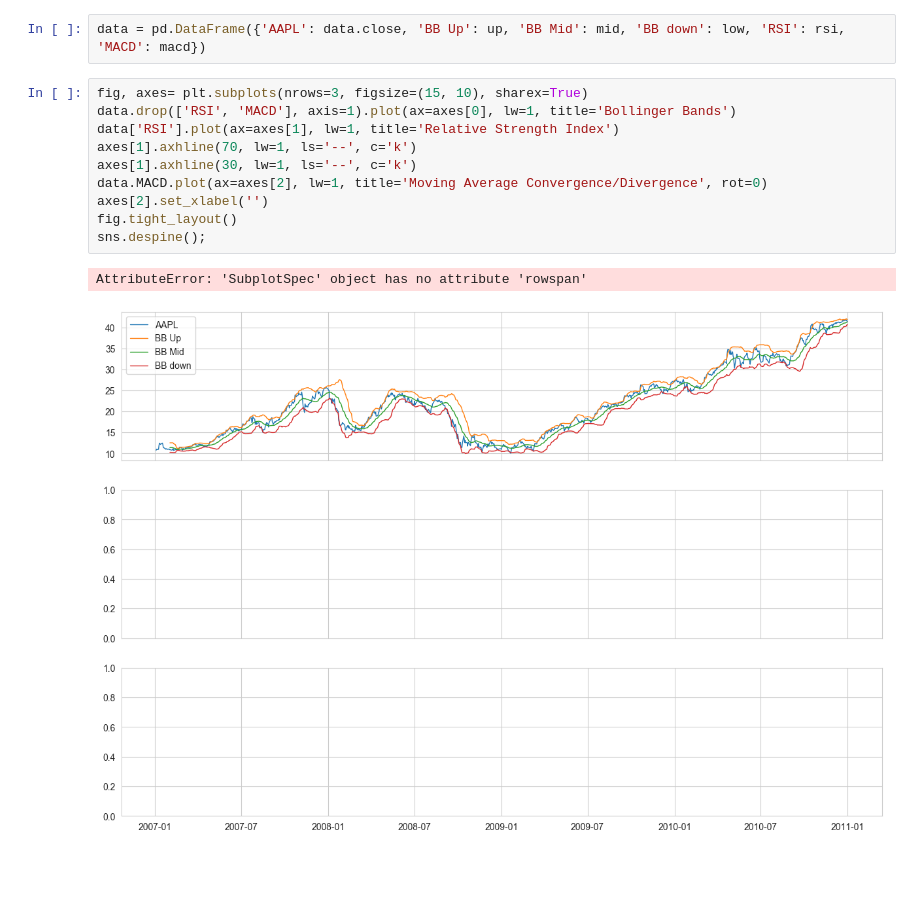
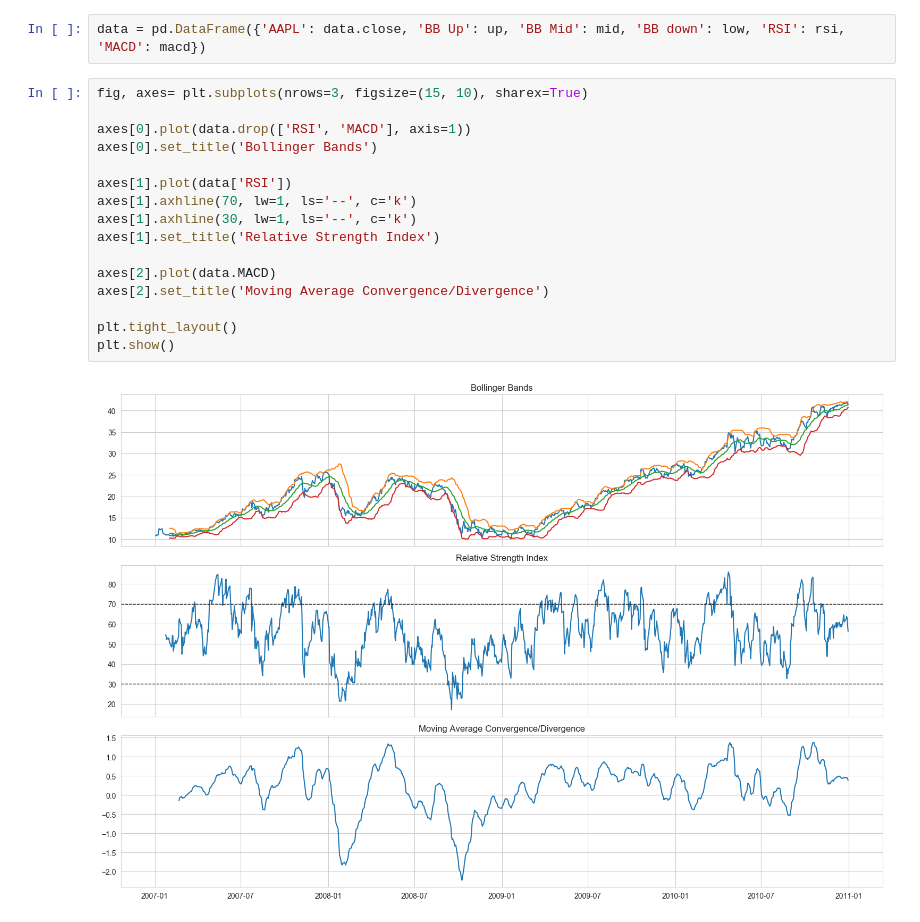
Before and after one commit to yuanxing-z/machine-learning-for-trading, a Jupyter notebook: 04_alpha_factor_research/02_how_to_use_talib.ipynb, the cells around one changed output. Drawn from its saved outputs; the diff is of its cells as text; blank space fills up the shorter version.

Commit message:
resolve plotting issue with pd wrapper plot

```diff
--- a/04_alpha_factor_research/02_how_to_use_talib.ipynb
+++ b/04_alpha_factor_research/02_how_to_use_talib.ipynb
@@ -91,14 +90,19 @@ AttributeError: 'SubplotSpec' object has no attribute 'rowspan'
 data = pd.DataFrame({'AAPL': data.close, 'BB Up': up, 'BB Mid': mid, 'BB down': low, 'RSI': rsi, 'MACD': macd})
 # %%
 fig, axes= plt.subplots(nrows=3, figsize=(15, 10), sharex=True)
-data.drop(['RSI', 'MACD'], axis=1).plot(ax=axes[0], lw=1, title='Bollinger Bands')
-data['RSI'].plot(ax=axes[1], lw=1, title='Relative Strength Index')
+
+axes[0].plot(data.drop(['RSI', 'MACD'], axis=1))
+axes[0].set_title('Bollinger Bands')
+
+axes[1].plot(data['RSI'])
 axes[1].axhline(70, lw=1, ls='--', c='k')
 axes[1].axhline(30, lw=1, ls='--', c='k')
-data.MACD.plot(ax=axes[2], lw=1, title='Moving Average Convergence/Divergence', rot=0)
-axes[2].set_xlabel('')
-fig.tight_layout()
-sns.despine();
+axes[1].set_title('Relative Strength Index')
+
+axes[2].plot(data.MACD)
+axes[2].set_title('Moving Average Convergence/Divergence')
+
+plt.tight_layout()
+plt.show()
 # %% [output]
-AttributeError: 'SubplotSpec' object has no attribute 'rowspan'
-[figure, old version]
+[figure, new version]
```
Also changed, not shown: parts of 1 cell of this notebook, 2 other files.
